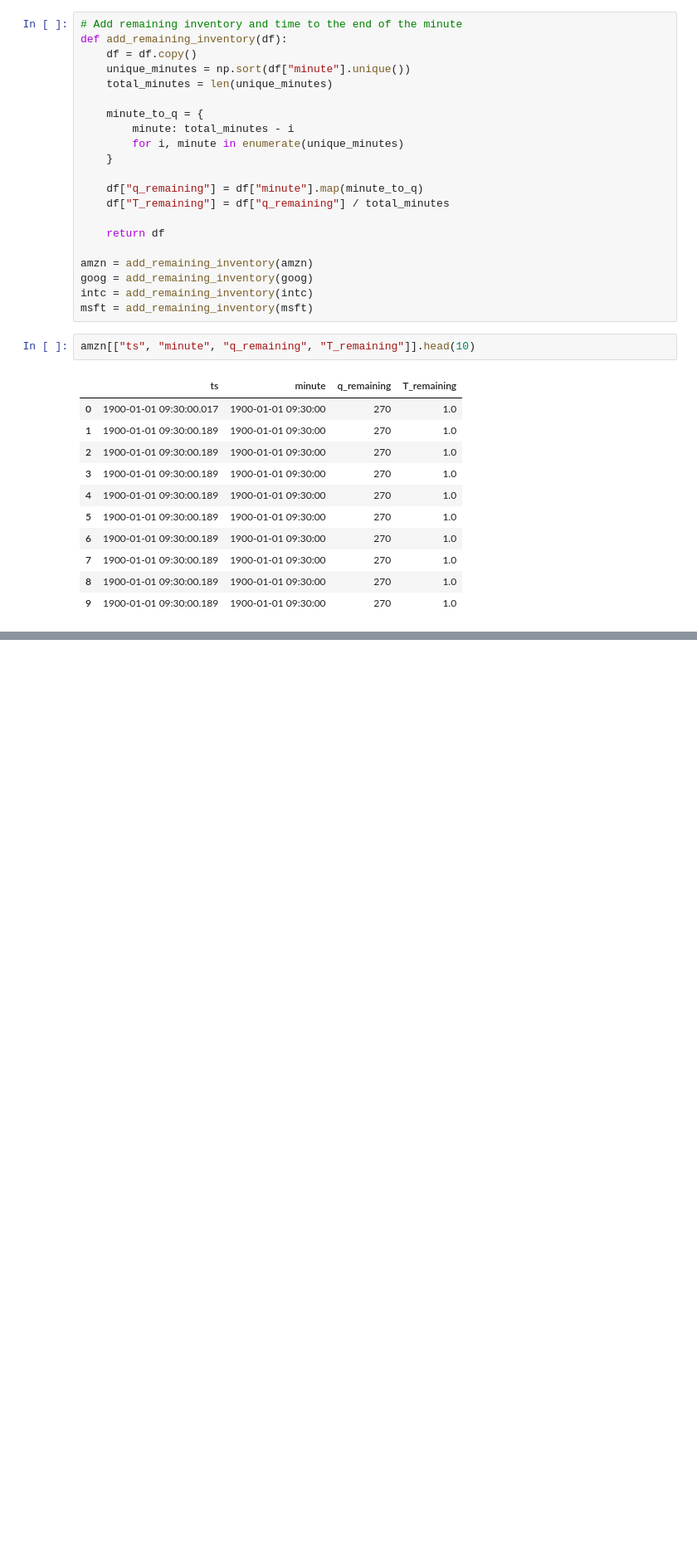
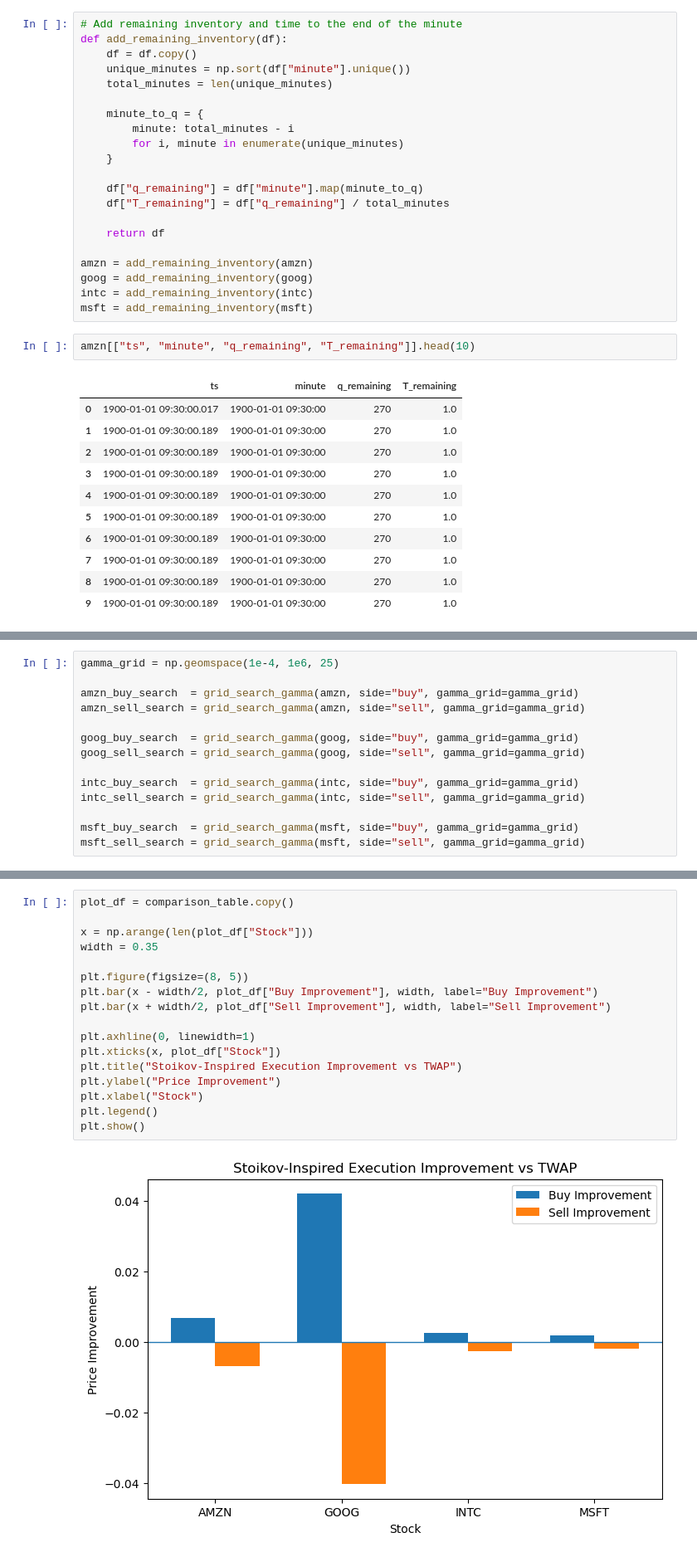
Before and after one commit to FishInAZ/ORIE-5259-Algo-Trading, a Jupyter notebook: Strategy_4/Stoikov_Model.ipynb, the cells around one changed output, grey strips where cells are left out. Shown at 83% size. Cells and saved outputs as stored; diff of their text form; blank space fills up the shorter version.

```diff
--- a/Strategy_4/Stoikov_Model.ipynb
+++ b/Strategy_4/Stoikov_Model.ipynb
@@ -315,0 +305,14 @@ comparison_table.round(6)
+# %%
+gamma_grid = np.geomspace(1e-4, 1e6, 25)
+
+amzn_buy_search  = grid_search_gamma(amzn, side="buy", gamma_grid=gamma_grid)
+amzn_sell_search = grid_search_gamma(amzn, side="sell", gamma_grid=gamma_grid)
+
+goog_buy_search  = grid_search_gamma(goog, side="buy", gamma_grid=gamma_grid)
+goog_sell_search = grid_search_gamma(goog, side="sell", gamma_grid=gamma_grid)
+
+intc_buy_search  = grid_search_gamma(intc, side="buy", gamma_grid=gamma_grid)
+intc_sell_search = grid_search_gamma(intc, side="sell", gamma_grid=gamma_grid)
+
+msft_buy_search  = grid_search_gamma(msft, side="buy", gamma_grid=gamma_grid)
+msft_sell_search = grid_search_gamma(msft, side="sell", gamma_grid=gamma_grid)
@@ -315,0 +475,19 @@ comparison_table.round(6)
+# %%
+plot_df = comparison_table.copy()
+
+x = np.arange(len(plot_df["Stock"]))
+width = 0.35
+
+plt.figure(figsize=(8, 5))
+plt.bar(x - width/2, plot_df["Buy Improvement"], width, label="Buy Improvement")
+plt.bar(x + width/2, plot_df["Sell Improvement"], width, label="Sell Improvement")
+
+plt.axhline(0, linewidth=1)
+plt.xticks(x, plot_df["Stock"])
+plt.title("Stoikov-Inspired Execution Improvement vs TWAP")
+plt.ylabel("Price Improvement")
+plt.xlabel("Stock")
+plt.legend()
+plt.show()
+# %% [output]
+[figure, added]
```
Also changed, not shown: parts of 12 cells of this notebook, 5 other files.
